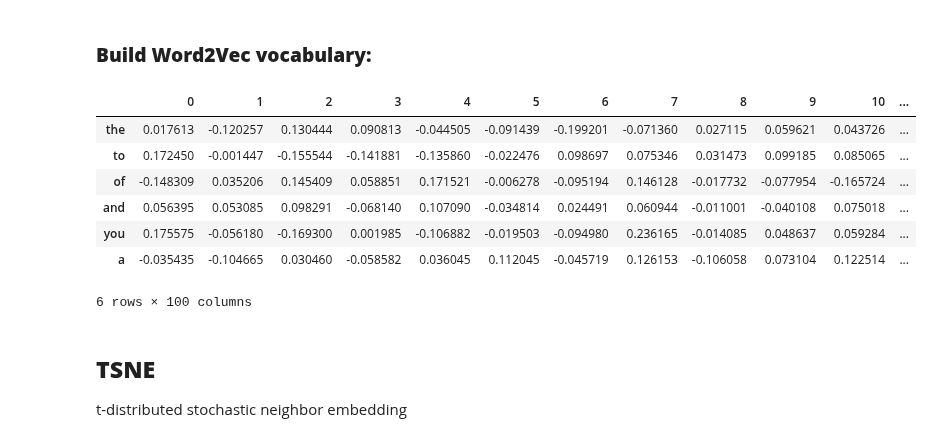
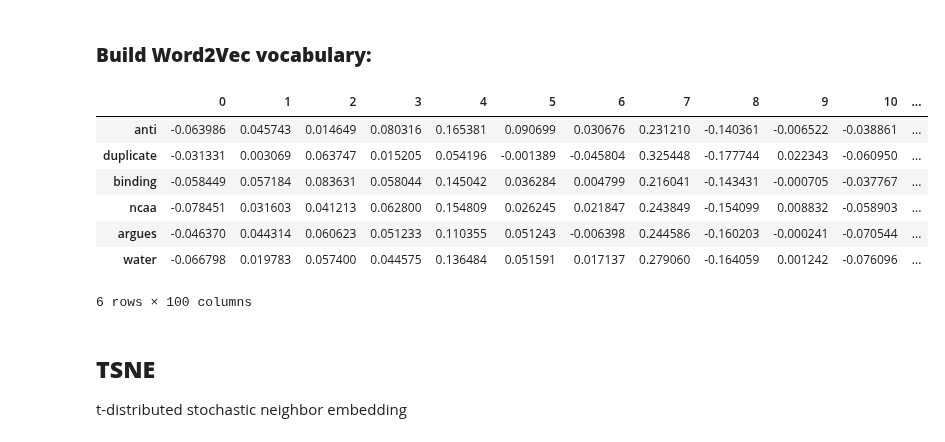
Before and after one commit to orbenishay/Classification, a Jupyter notebook: Toxic_comments_classification.ipynb, the cells around one changed output. Cells and saved outputs as stored; diff of their text form; code cells hidden in the pictures.

```diff
--- a/Toxic_comments_classification.ipynb
+++ b/Toxic_comments_classification.ipynb
@@ -364,17 +364,17 @@ sims_df.sort_values(by='score',ascending=False).plot.bar('word','score',ylim=(0.
 # %%
 ordered_vocab = [(term, voc.index, voc.count) for term, voc in model.wv.vocab.items()] # build a list of the terms and count
 ordered_vocab_sorted = sorted(ordered_vocab, key=lambda k: -k[2]) # sort by the term counts, most common appear first
 ordered_terms, term_indices, term_counts = zip(*ordered_vocab_sorted) # unzip the terms, integer indices, and counts into separate lists
 word_vectors = pd.DataFrame(model.wv.syn0norm[term_indices, :], index=ordered_terms) # create a DF: vectors (data); terms (index)
-word_vectors.head(6)
+word_vectors.sample(6)
 # %% [output]
 |  | 0 | 1 | 2 | 3 | 4 | 5 | 6 | 7 | 8 | 9 | 10 | ... |
-| the | 0.017613 | -0.120257 | 0.130444 | 0.090813 | -0.044505 | -0.091439 | -0.199201 | -0.071360 | 0.027115 | 0.059621 | 0.043726 | ... |
-| to | 0.172450 | -0.001447 | -0.155544 | -0.141881 | -0.135860 | -0.022476 | 0.098697 | 0.075346 | 0.031473 | 0.099185 | 0.085065 | ... |
-| of | -0.148309 | 0.035206 | 0.145409 | 0.058851 | 0.171521 | -0.006278 | -0.095194 | 0.146128 | -0.017732 | -0.077954 | -0.165724 | ... |
-| and | 0.056395 | 0.053085 | 0.098291 | -0.068140 | 0.107090 | -0.034814 | 0.024491 | 0.060944 | -0.011001 | -0.040108 | 0.075018 | ... |
-| you | 0.175575 | -0.056180 | -0.169300 | 0.001985 | -0.106882 | -0.019503 | -0.094980 | 0.236165 | -0.014085 | 0.048637 | 0.059284 | ... |
-| a | -0.035435 | -0.104665 | 0.030460 | -0.058582 | 0.036045 | 0.112045 | -0.045719 | 0.126153 | -0.106058 | 0.073104 | 0.122514 | ... |
+| anti | -0.063986 | 0.045743 | 0.014649 | 0.080316 | 0.165381 | 0.090699 | 0.030676 | 0.231210 | -0.140361 | -0.006522 | -0.038861 | ... |
+| duplicate | -0.031331 | 0.003069 | 0.063747 | 0.015205 | 0.054196 | -0.001389 | -0.045804 | 0.325448 | -0.177744 | 0.022343 | -0.060950 | ... |
+| binding | -0.058449 | 0.057184 | 0.083631 | 0.058044 | 0.145042 | 0.036284 | 0.004799 | 0.216041 | -0.143431 | -0.000705 | -0.037767 | ... |
+| ncaa | -0.078451 | 0.031603 | 0.041213 | 0.062800 | 0.154809 | 0.026245 | 0.021847 | 0.243849 | -0.154099 | 0.008832 | -0.058903 | ... |
+| argues | -0.046370 | 0.044314 | 0.060623 | 0.051233 | 0.110355 | 0.051243 | -0.006398 | 0.244586 | -0.160203 | -0.000241 | -0.070544 | ... |
+| water | -0.066798 | 0.019783 | 0.057400 | 0.044575 | 0.136484 | 0.051591 | 0.017137 | 0.279060 | -0.164059 | 0.001242 | -0.076096 | ... |
 6 rows × 100 columns
 # %% [markdown]
 ## **TSNE**
```
